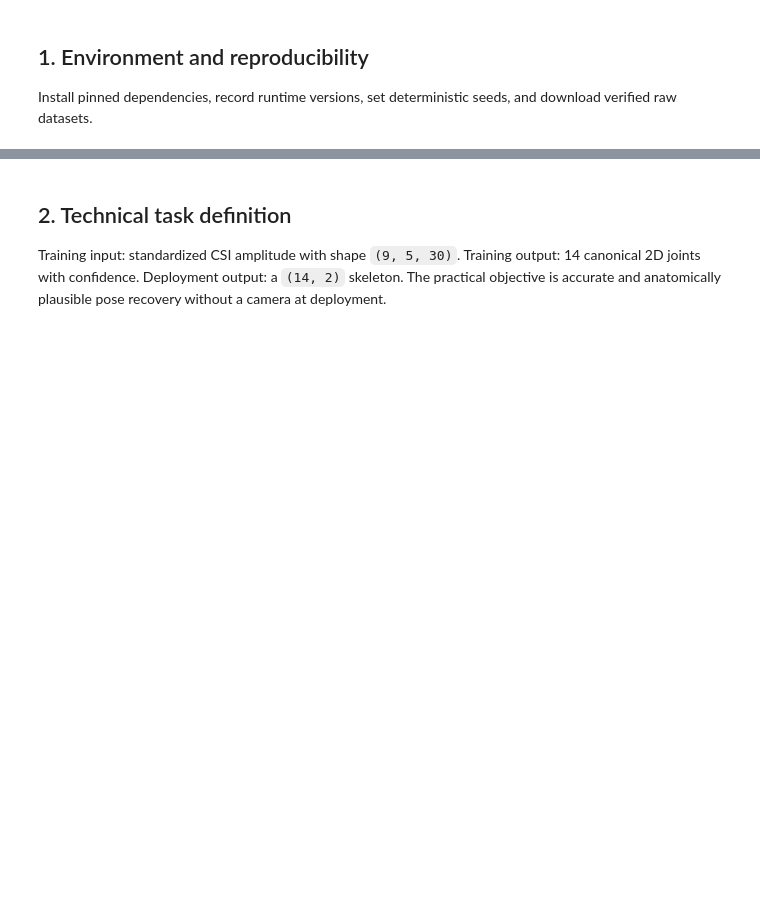
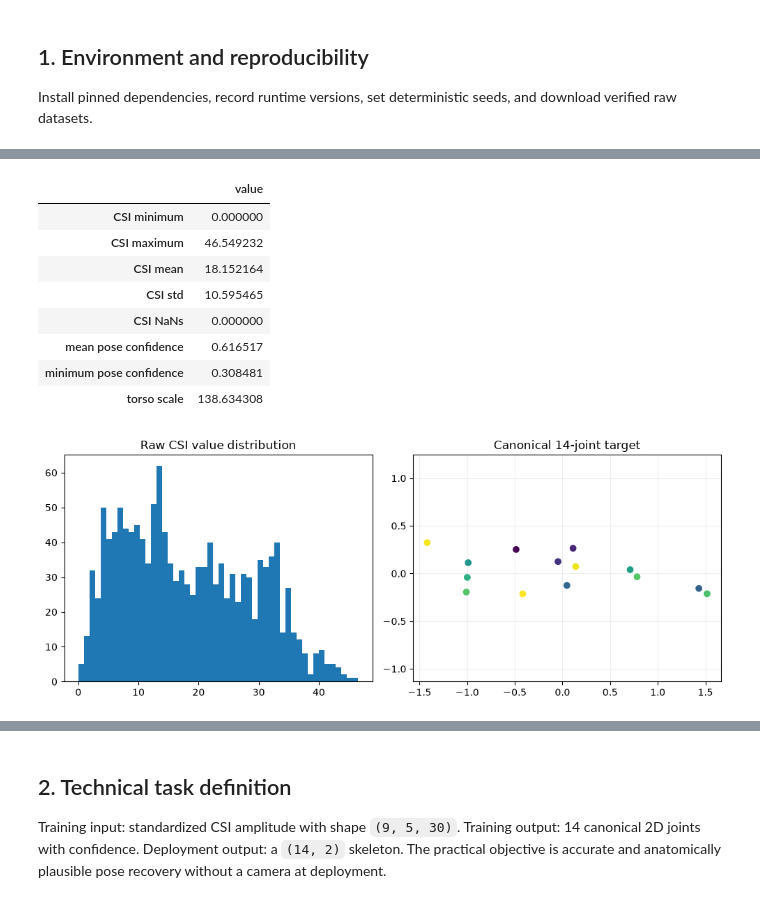
Before and after one commit to viti1igo/wifi_csi_hpe, a Jupyter notebook: notebooks/WiFi_CSI_HPE_A2.ipynb, the cells around one changed output, grey strips where cells are left out. Drawn from its saved outputs; the diff is of its cells as text; code cells hidden in the pictures; blank space fills up the shorter version.

```diff
--- a/notebooks/WiFi_CSI_HPE_A2.ipynb
+++ b/notebooks/WiFi_CSI_HPE_A2.ipynb
@@ -12,0 +91,27 @@ Install pinned dependencies, record runtime versions, set deterministic seeds, a
+# %%
+hip_midpoint = (joints_pixel[8] + joints_pixel[11]) / 2
+torso = max(np.linalg.norm(joints_pixel[1] - hip_midpoint), 1.0)
+joints_canonical = (joints_pixel - hip_midpoint) / torso
+quality = pd.Series({
+    'CSI minimum': float(np.nanmin(raw_csi)), 'CSI maximum': float(np.nanmax(raw_csi)),
+    'CSI mean': float(np.nanmean(raw_csi)), 'CSI std': float(np.nanstd(raw_csi)),
+    'CSI NaNs': int(np.isnan(raw_csi).sum()), 'mean pose confidence': float(confidence.mean()),
+    'minimum pose confidence': float(confidence.min()), 'torso scale': float(torso)
+})
+display(quality.to_frame('value'))
+fig, axes = plt.subplots(1, 2, figsize=(10, 4))
+axes[0].hist(raw_csi.ravel(), bins=50); axes[0].set_title('Raw CSI value distribution')
+axes[1].scatter(joints_canonical[:, 0], -joints_canonical[:, 1], c=confidence, cmap='viridis')
+axes[1].set_title('Canonical 14-joint target'); axes[1].axis('equal'); axes[1].grid(alpha=.2)
+plt.tight_layout()
+# %% [output]
+|  | value |
+| CSI minimum | 0.000000 |
+| CSI maximum | 46.549232 |
+| CSI mean | 18.152164 |
+| CSI std | 10.595465 |
+| CSI NaNs | 0.000000 |
+| mean pose confidence | 0.616517 |
+| minimum pose confidence | 0.308481 |
+| torso scale | 138.634308 |
+[figure, added]
```
Also changed, not shown: parts of 29 cells of this notebook, 20 other files.
